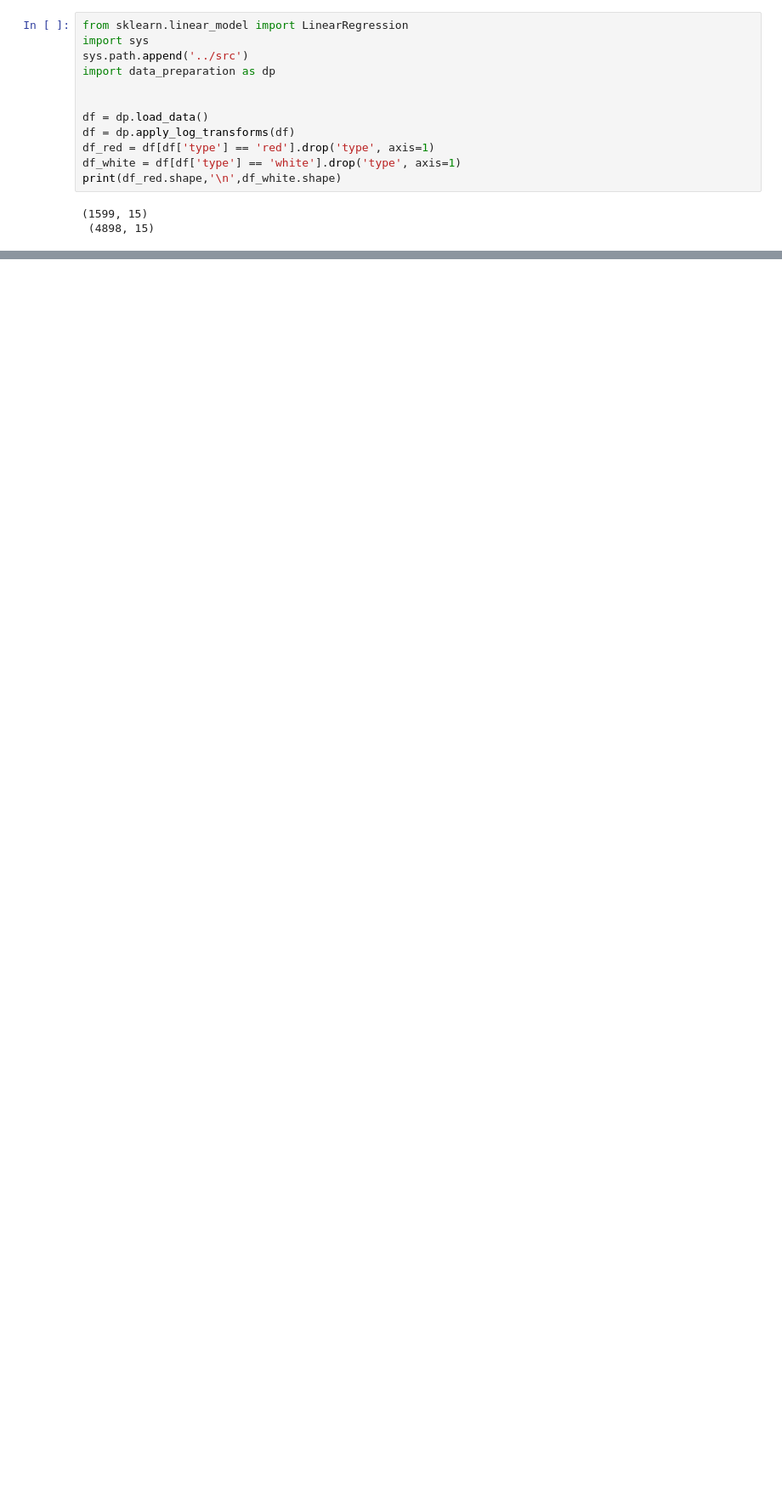
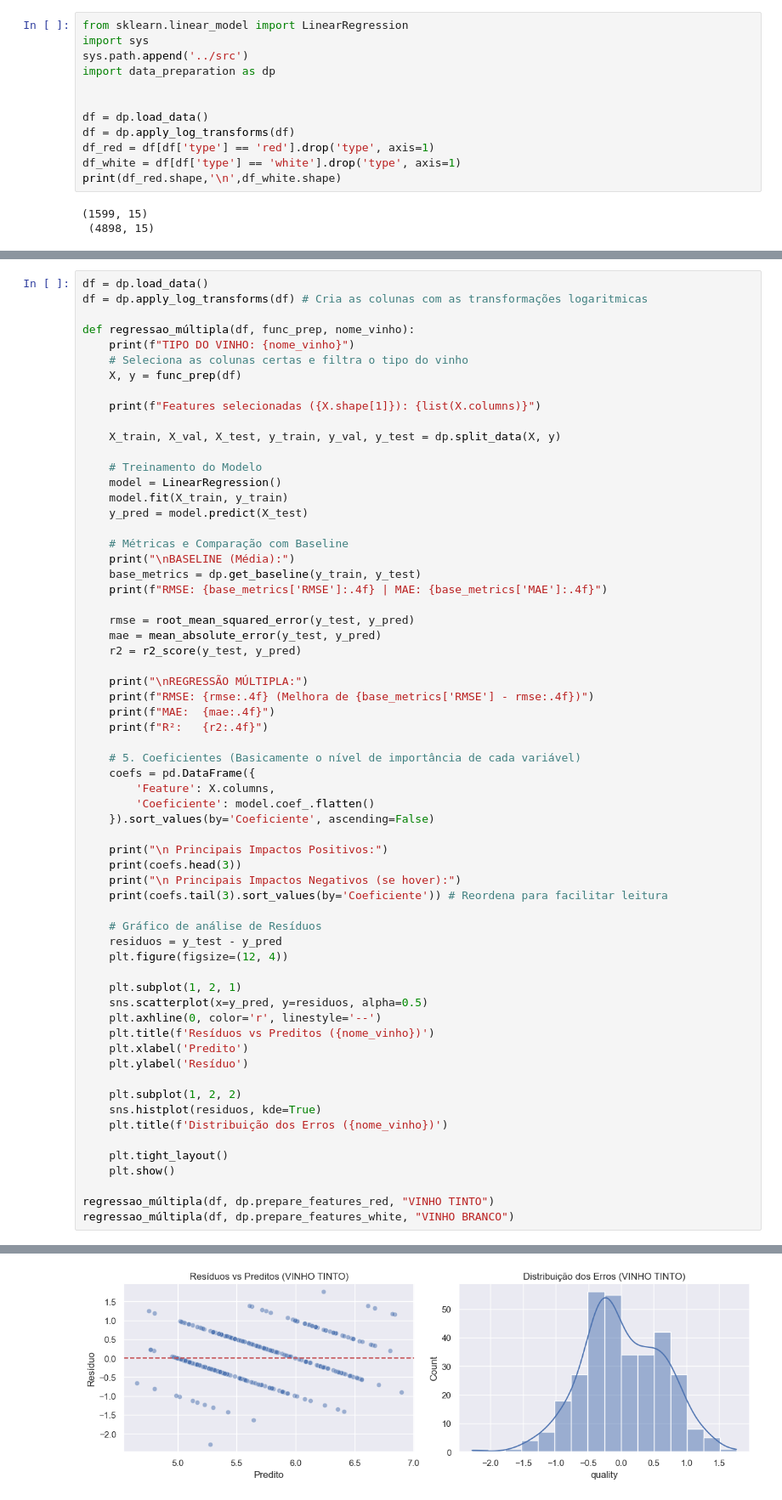
Before and after one commit to viabdon/wine-quality-statistical-analysis, a Jupyter notebook: notebooks/projeto.ipynb, the cells around one changed output, grey strips where cells are left out. Shown at 85% size. Saved outputs shown, nothing was run; the diff lists cells and outputs as text; blank space fills up the shorter version.

```diff
--- a/notebooks/projeto.ipynb
+++ b/notebooks/projeto.ipynb
@@ -445,0 +503,64 @@ regressao_simples(df_white, 'alcohol', 'quality')
+# %%
+df = dp.load_data()
+df = dp.apply_log_transforms(df) # Cria as colunas com as transformações logaritmicas
+
+def regressao_múltipla(df, func_prep, nome_vinho):
+    print(f"TIPO DO VINHO: {nome_vinho}")
+    # Seleciona as colunas certas e filtra o tipo do vinho
+    X, y = func_prep(df)
+
+    print(f"Features selecionadas ({X.shape[1]}): {list(X.columns)}")
+
+    X_train, X_val, X_test, y_train, y_val, y_test = dp.split_data(X, y)
+
+    # Treinamento do Modelo
+    model = LinearRegression()
+    model.fit(X_train, y_train)
+    y_pred = model.predict(X_test)
+
+    # Métricas e Comparação com Baseline
+    print("\nBASELINE (Média):")
+    base_metrics = dp.get_baseline(y_train, y_test)
+    print(f"RMSE: {base_metrics['RMSE']:.4f} | MAE: {base_metrics['MAE']:.4f}")
+
+    rmse = root_mean_squared_error(y_test, y_pred)
+    mae = mean_absolute_error(y_test, y_pred)
+    r2 = r2_score(y_test, y_pred)
+
+    print("\nREGRESSÃO MÚLTIPLA:")
+    print(f"RMSE: {rmse:.4f} (Melhora de {base_metrics['RMSE'] - rmse:.4f})")
+    print(f"MAE:  {mae:.4f}")
+    print(f"R²:   {r2:.4f}")
+
+    # 5. Coeficientes (Basicamente o nível de importância de cada variável)
+    coefs = pd.DataFrame({
+        'Feature': X.columns,
+        'Coeficiente': model.coef_.flatten()
+    }).sort_values(by='Coeficiente', ascending=False)
+
+    print("\n Principais Impactos Positivos:")
+    print(coefs.head(3))
+    print("\n Principais Impactos Negativos (se hover):")
+    print(coefs.tail(3).sort_values(by='Coeficiente')) # Reordena para facilitar leitura
+
+    # Gráfico de análise de Resíduos
+    residuos = y_test - y_pred
+    plt.figure(figsize=(12, 4))
+
+    plt.subplot(1, 2, 1)
+    sns.scatterplot(x=y_pred, y=residuos, alpha=0.5)
+    plt.axhline(0, color='r', linestyle='--')
+    plt.title(f'Resíduos vs Preditos ({nome_vinho})')
+    plt.xlabel('Predito')
+    plt.ylabel('Resíduo')
+
+    plt.subplot(1, 2, 2)
+    sns.histplot(residuos, kde=True)
+    plt.title(f'Distribuição dos Erros ({nome_vinho})')
+
+    plt.tight_layout()
+    plt.show()
+
+regressao_múltipla(df, dp.prepare_features_red, "VINHO TINTO")
+regressao_múltipla(df, dp.prepare_features_white, "VINHO BRANCO")
+# %% [output]
@@ -445,0 +584 @@ regressao_simples(df_white, 'alcohol', 'quality')
+[figure, added]
```
Also changed, not shown: parts of 12 cells of this notebook, 1 other file.
